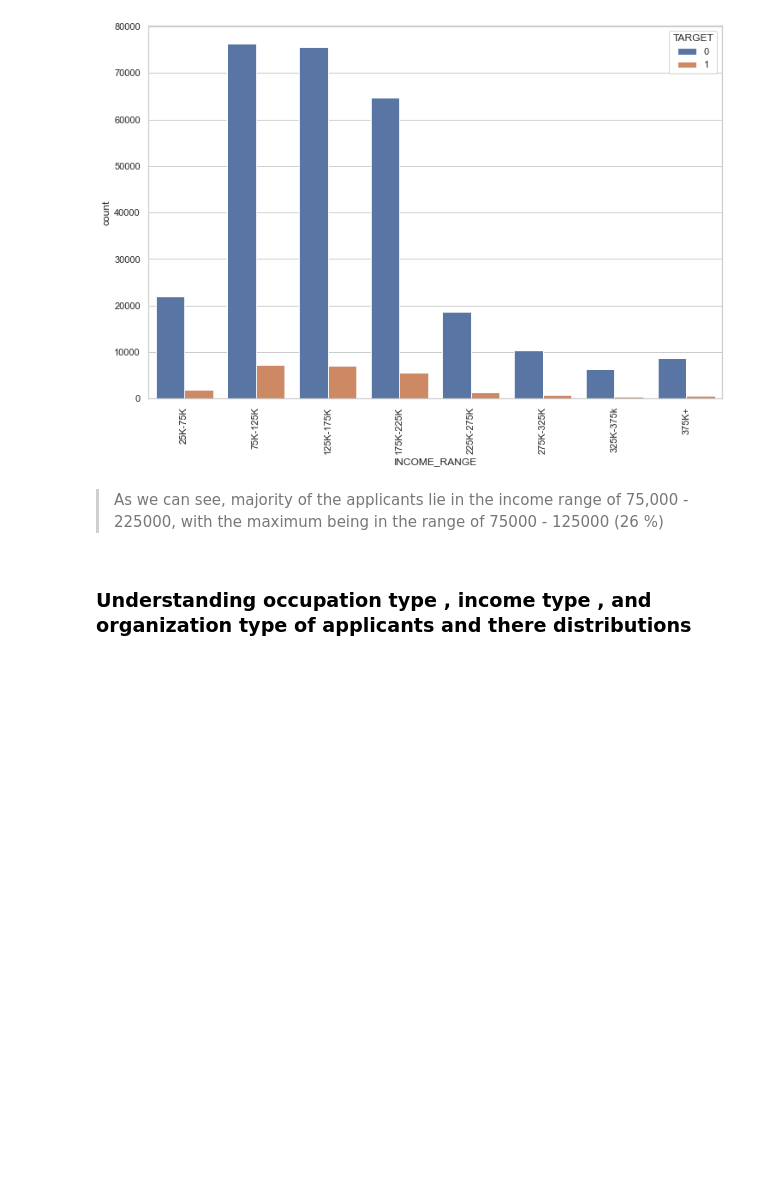
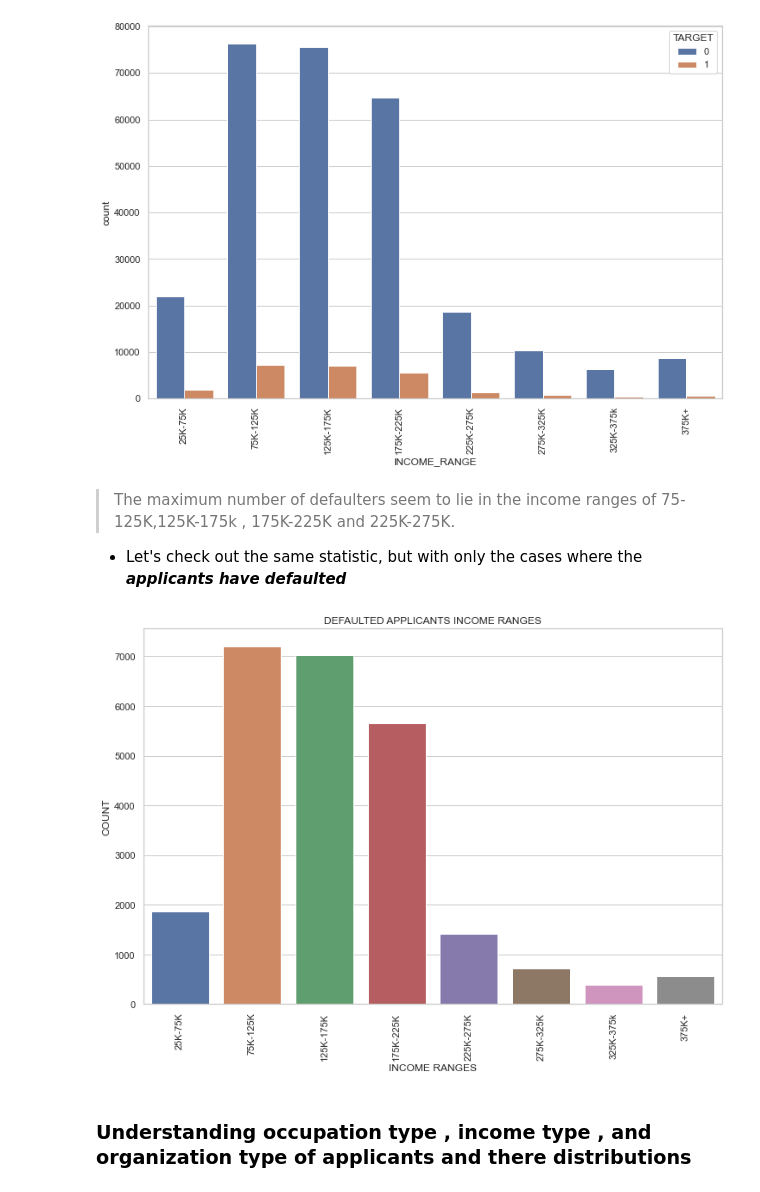
Before and after one commit to abhinav-m/data-science-bootcamp, a Jupyter notebook: upgrad-data-science-primer/Final-EDA-Graded/loan-applicants-data-visualization.ipynb, the cells around one changed output. Saved outputs shown, nothing was run; the diff lists cells and outputs as text; code cells hidden in the pictures; blank space fills up the shorter version.

```diff
--- a/upgrad-data-science-primer/Final-EDA-Graded/loan-applicants-data-visualization.ipynb
+++ b/upgrad-data-science-primer/Final-EDA-Graded/loan-applicants-data-visualization.ipynb
@@ -193,8 +194,22 @@ plt.xticks(rotation=90)
 plt.show()
 # %% [output]
 [figure]
-# %% [markdown]
-> As we can see, majority of the applicants lie in the income range of 75,000 - 225000, with the maximum being in the range of 75000 - 125000 (26 %)
+# %% [markdown]
+> The maximum number of defaulters seem to lie in the income ranges of 75-125K,125K-175k , 175K-225K and 225K-275K.
+
+* Let's check out the same statistic, but with only the cases where the ***applicants have defaulted***
+# %%
+# Where the applicants have defaulted
+plt.figure(figsize=(12,8))
+defaulted_applicants = current_app_df[current_app_df['TARGET'] == 1]
+sns.countplot(x='INCOME_RANGE',data=defaulted_applicants)
+plt.title("DEFAULTED APPLICANTS INCOME RANGES")
+plt.xlabel("INCOME RANGES")
+plt.ylabel("COUNT")
+plt.xticks(rotation=90)
+plt.show()
+# %% [output]
+[figure, added]
 # %% [markdown]
 ### Understanding occupation type , income type , and organization type of applicants and there distributions
 # %% [markdown]
```
Also changed, not shown: parts of 40 cells of this notebook, 1 other file.
